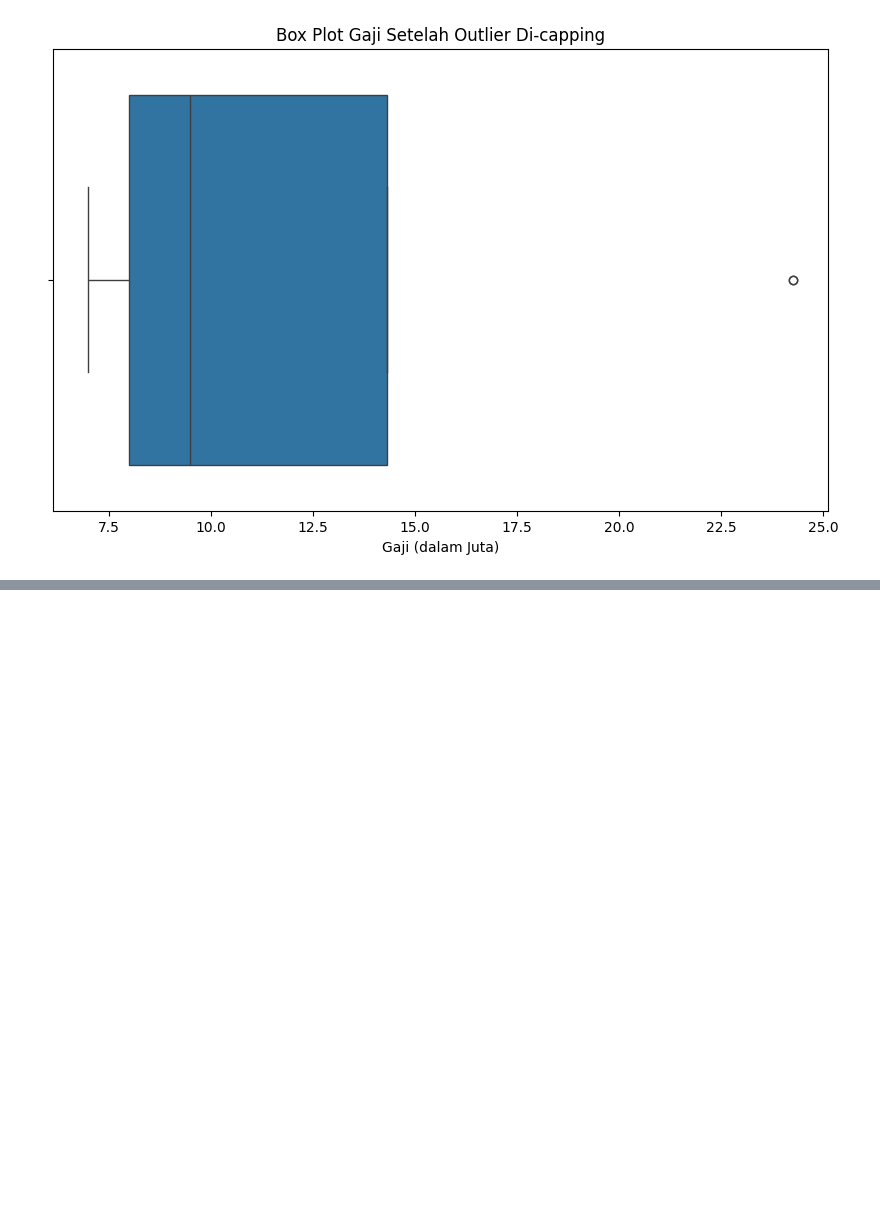
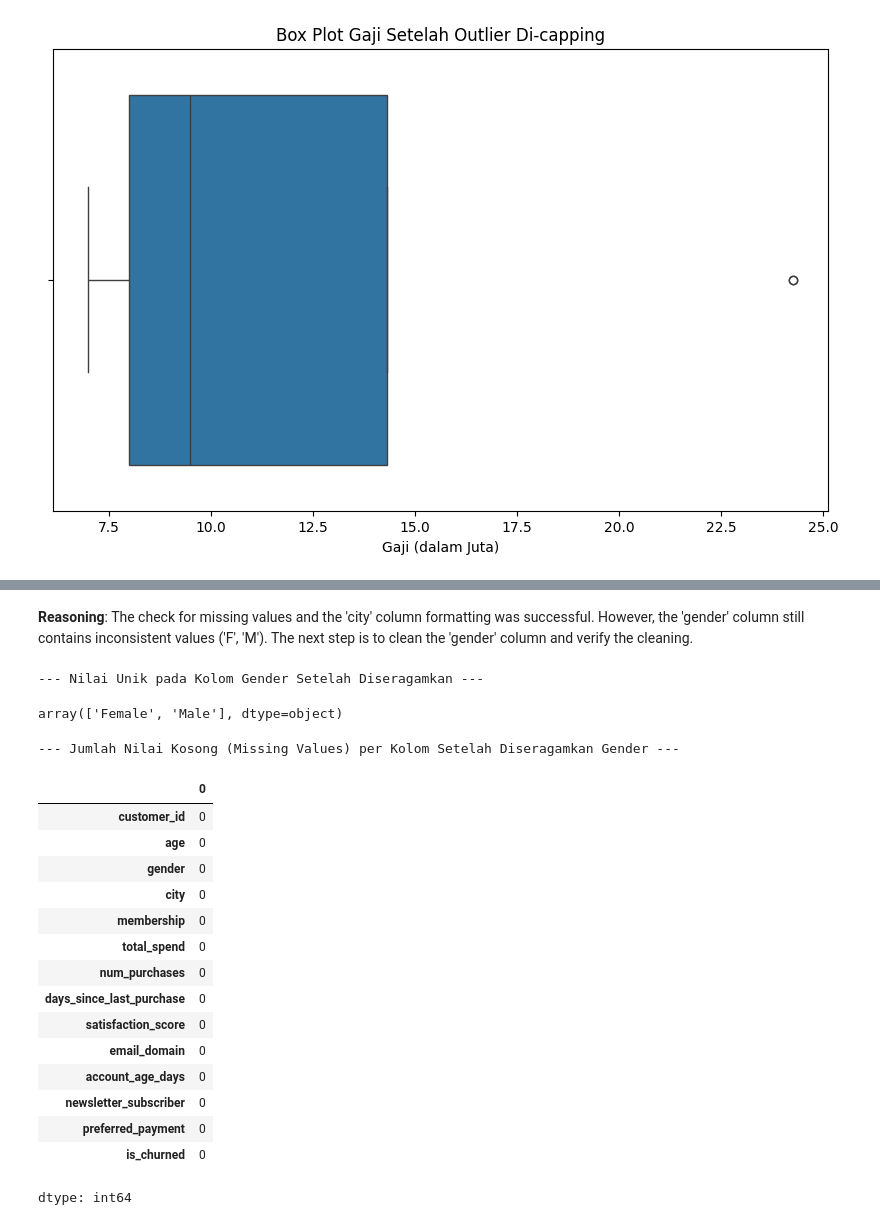
Before and after one commit to Codift05/ColabArchive, a Jupyter notebook: Dataset_PreProcessing.ipynb, the cells around one changed output, grey strips where cells are left out. Cells and saved outputs as stored; diff of their text form; code cells hidden in the pictures; blank space fills up the shorter version.

```diff
--- a/Dataset_PreProcessing.ipynb
+++ b/Dataset_PreProcessing.ipynb
@@ -286,0 +499,34 @@ Data setelah outlier di-capping (dibatasi):
+# %% [markdown]
+**Reasoning**:
+The check for missing values and the 'city' column formatting was successful. However, the 'gender' column still contains inconsistent values ('F', 'M'). The next step is to clean the 'gender' column and verify the cleaning.
+# %%
+# Seragamkan nilai pada kolom 'gender'
+ecommerce_df['gender'] = ecommerce_df['gender'].replace({'M': 'Male', 'F': 'Female'})
+
+# Periksa kembali nilai unik pada kolom gender setelah diseragamkan
+print("\n--- Nilai Unik pada Kolom Gender Setelah Diseragamkan ---")
+display(ecommerce_df['gender'].unique())
+
+# Periksa kembali jumlah nilai kosong (redundant check, but good for verification)
+print("\n--- Jumlah Nilai Kosong (Missing Values) per Kolom Setelah Diseragamkan Gender ---")
+display(ecommerce_df.isnull().sum())
+# %% [output]
+--- Nilai Unik pada Kolom Gender Setelah Diseragamkan ---
+array(['Female', 'Male'], dtype=object)
+--- Jumlah Nilai Kosong (Missing Values) per Kolom Setelah Diseragamkan Gender ---
+|  | 0 |
+| customer_id | 0 |
+| age | 0 |
+| gender | 0 |
+| city | 0 |
+| membership | 0 |
+| total_spend | 0 |
+| num_purchases | 0 |
+| days_since_last_purchase | 0 |
+| satisfaction_score | 0 |
+| email_domain | 0 |
+| account_age_days | 0 |
+| newsletter_subscriber | 0 |
+| preferred_payment | 0 |
+| is_churned | 0 |
+dtype: int64
```
Also changed, not shown: parts of 10 cells of this notebook.
